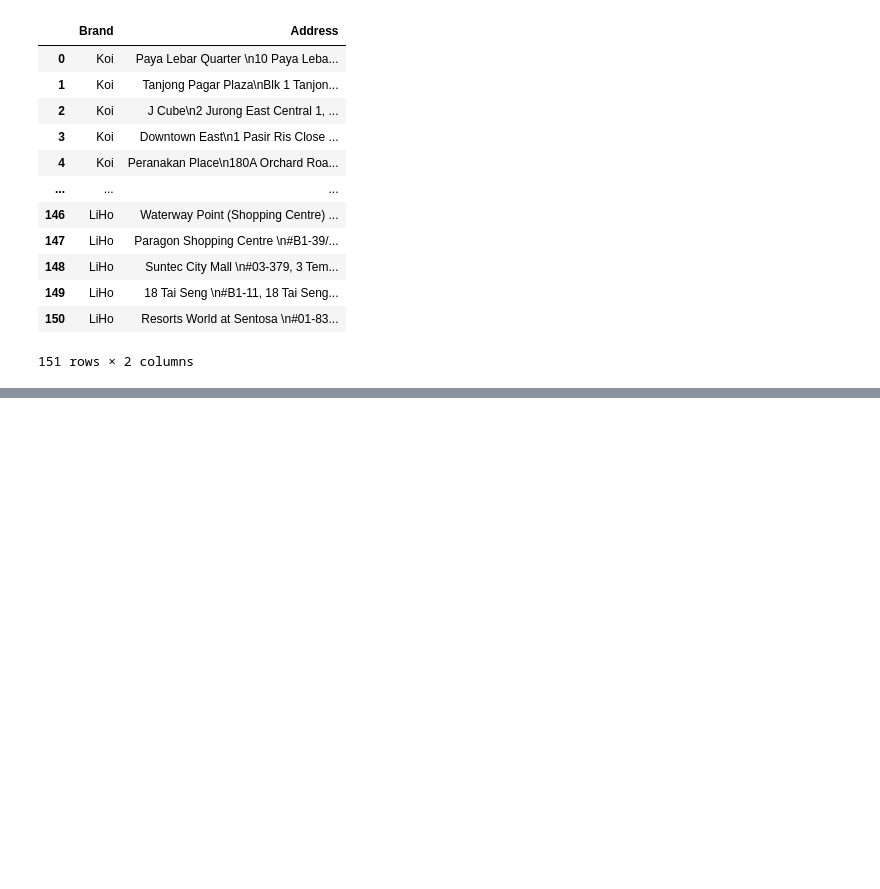
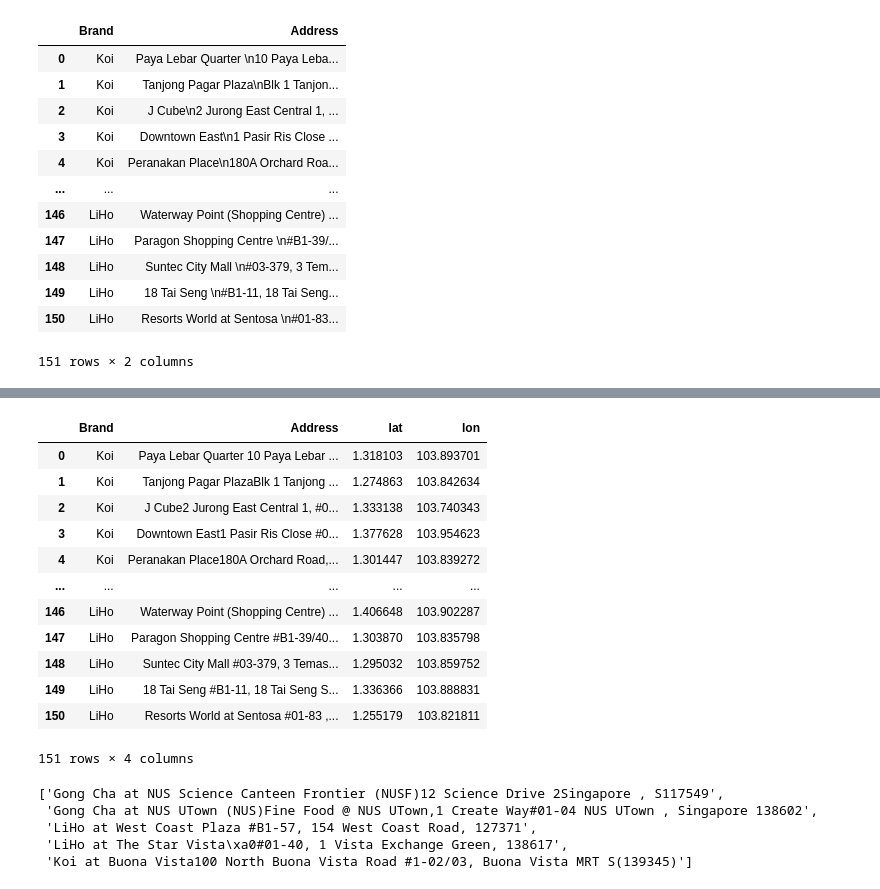
Before and after one commit to tan-zhuoyao/WhereToBBT, a Jupyter notebook: Geocoding Notebook.ipynb, the cells around one changed output, grey strips where cells are left out. Drawn from its saved outputs; the diff is of its cells as text; code cells hidden in the pictures; blank space fills up the shorter version.

```diff
--- a/Geocoding Notebook.ipynb
+++ b/Geocoding Notebook.ipynb
@@ -92,2 +95,18 @@ shops = extractLatLon(shops)
 # %%
 shops.to_csv('BBTLocation(Geocoded).csv', index=False)
+# %%
+shops
+# %% [output]
+|  | Brand | Address | lat | lon |
+| 0 | Koi | Paya Lebar Quarter 10 Paya Lebar ... | 1.318103 | 103.893701 |
+| 1 | Koi | Tanjong Pagar PlazaBlk 1 Tanjong ... | 1.274863 | 103.842634 |
+| 2 | Koi | J Cube2 Jurong East Central 1, #0... | 1.333138 | 103.740343 |
+| 3 | Koi | Downtown East1 Pasir Ris Close #0... | 1.377628 | 103.954623 |
+| 4 | Koi | Peranakan Place180A Orchard Road,... | 1.301447 | 103.839272 |
+| ... | ... | ... | ... | ... |
+| 146 | LiHo | Waterway Point (Shopping Centre) ... | 1.406648 | 103.902287 |
+| 147 | LiHo | Paragon Shopping Centre #B1-39/40... | 1.303870 | 103.835798 |
+| 148 | LiHo | Suntec City Mall #03-379, 3 Temas... | 1.295032 | 103.859752 |
+| 149 | LiHo | 18 Tai Seng #B1-11, 18 Tai Seng S... | 1.336366 | 103.888831 |
+| 150 | LiHo | Resorts World at Sentosa #01-83 ,... | 1.255179 | 103.821811 |
+151 rows × 4 columns
@@ -93,0 +153,8 @@ shops.to_csv('BBTLocation(Geocoded).csv', index=False)
+# %%
+test
+# %% [output]
+['Gong Cha at NUS Science Canteen Frontier (NUSF)12 Science Drive 2Singapore , S117549',
+ 'Gong Cha at NUS UTown (NUS)Fine Food @ NUS UTown,1 Create Way#01-04 NUS UTown , Singapore 138602',
+ 'LiHo at West Coast Plaza #B1-57, 154 West Coast Road, 127371',
+ 'LiHo at The Star Vista\xa0#01-40, 1 Vista Exchange Green, 138617',
+ 'Koi at Buona Vista100 North Buona Vista Road #1-02/03, Buona Vista MRT S(139345)']
```
Also changed, not shown: parts of 10 cells of this notebook, 2 other files.
